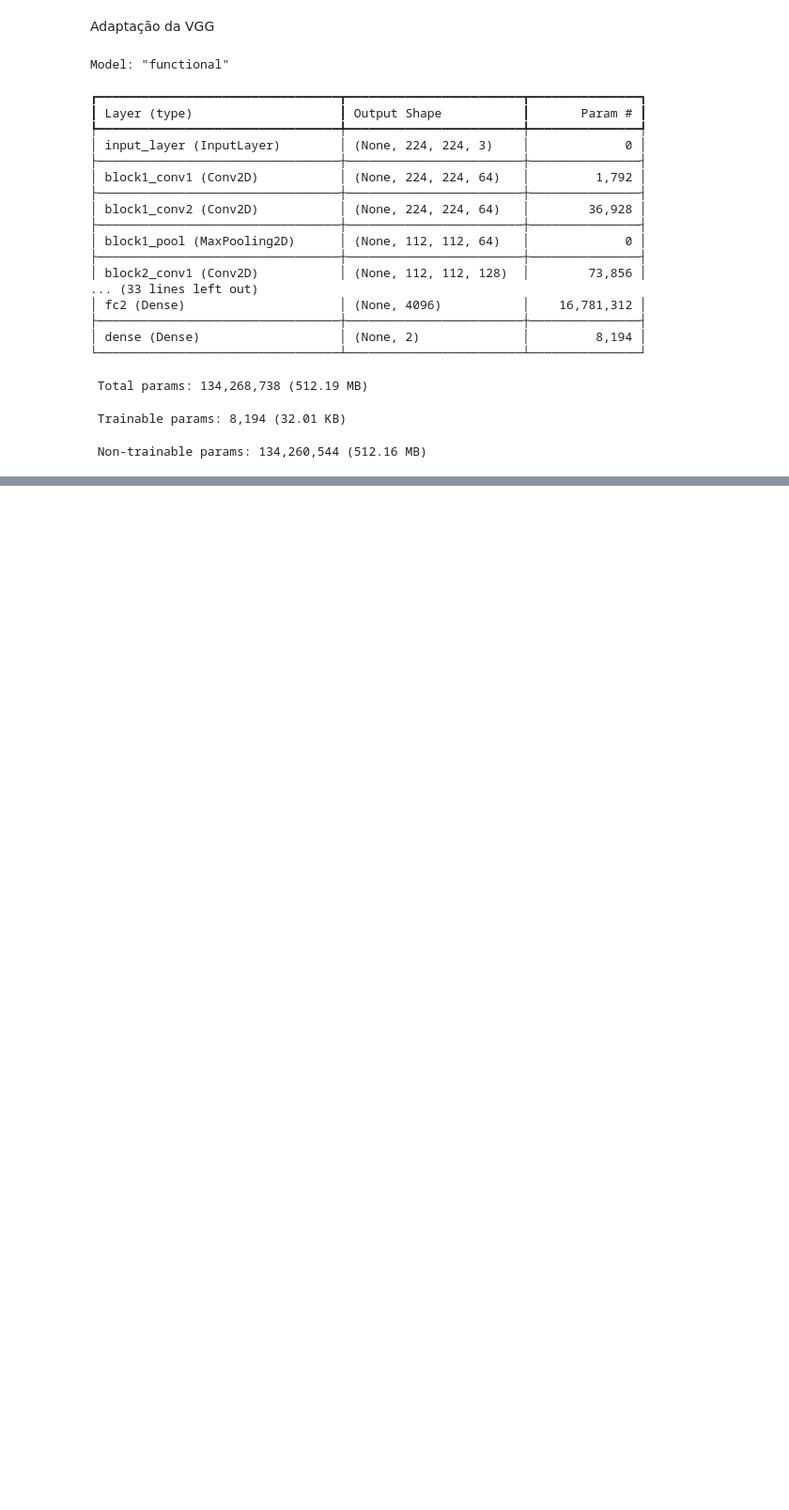
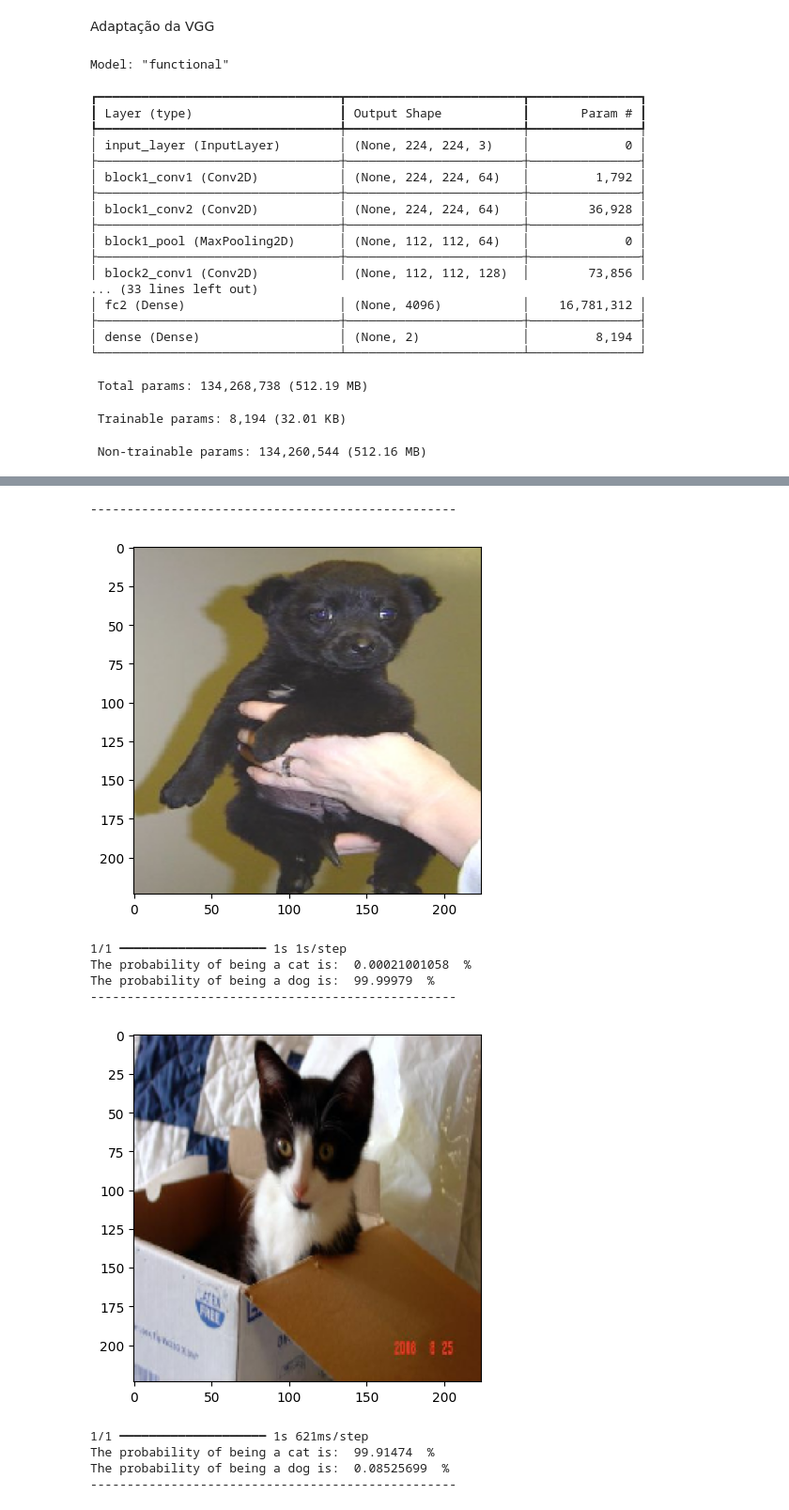
Before and after one commit to alvaroguarda/cats-dogs, a Jupyter notebook: Transfer_learning_casts_dogs.ipynb, the cells around one changed output, grey strips where cells are left out. Shown: that part at 94% size. Saved outputs shown, nothing was run; the diff lists cells and outputs as text; code cells hidden in the pictures; blank space fills up the shorter version.

```diff
--- a/Transfer_learning_casts_dogs.ipynb
+++ b/Transfer_learning_casts_dogs.ipynb
@@ -257,0 +250,38 @@ Test accuracy: 0.5
+# %%
+# predict a new image
+print("--------------------------------------------------")
+dog = 'PetImages/Dog/200.jpg'
+img_dog, x_dog = get_image(dog)
+if img_dog is not None:
+  plt.imshow(img_dog)
+  plt.show()
+  probabilities_dog = model_new.predict(x_dog)
+  print("The probability of being a cat is: ", probabilities_dog[0][0]*100, " %")
+  print("The probability of being a dog is: ", probabilities_dog[0][1]*100, " %")
+else:
+  print(f"Could not load image {dog}")
+
+print("--------------------------------------------------")
+cat = 'PetImages/Cat/200.jpg'
+img_cat, x_cat = get_image(cat)
+if img_cat is not None:
+  plt.imshow(img_cat)
+  plt.show()
+  probabilities_cat = model_new.predict(x_cat)
+  print("The probability of being a cat is: ", probabilities_cat[0][0]*100, " %")
+  print("The probability of being a dog is: ", probabilities_cat[0][1]*100, " %")
+else:
+  print(f"Could not load image {cat}")
+print("--------------------------------------------------")
+# %% [output]
+--------------------------------------------------
+[figure, added]
+1/1 ━━━━━━━━━━━━━━━━━━━━ 1s 1s/step
+The probability of being a cat is:  0.00021001058  %
+The probability of being a dog is:  99.99979  %
+--------------------------------------------------
+[figure, added]
+1/1 ━━━━━━━━━━━━━━━━━━━━ 1s 621ms/step
+The probability of being a cat is:  99.91474  %
+The probability of being a dog is:  0.08525699  %
+--------------------------------------------------
```
Also changed, not shown: parts of 6 cells of this notebook.
